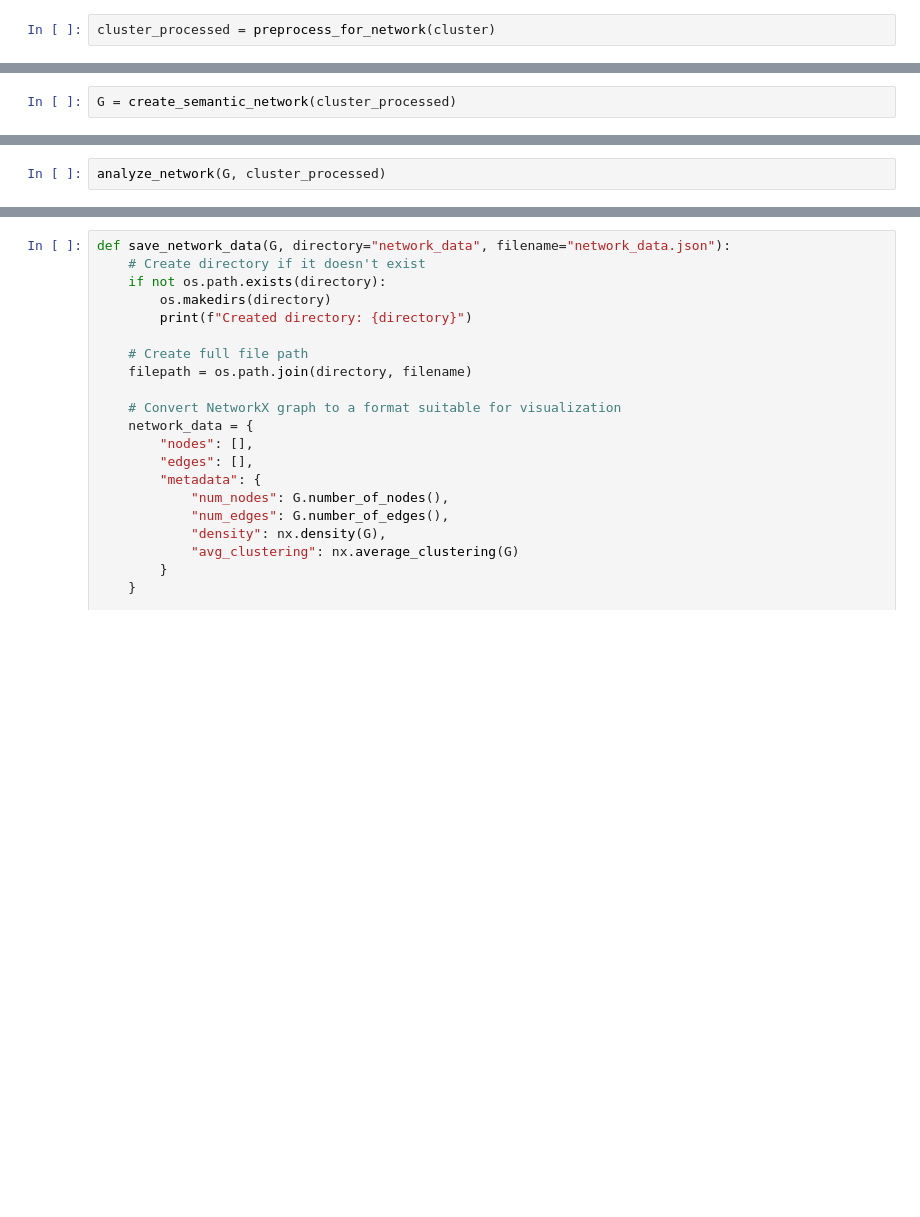
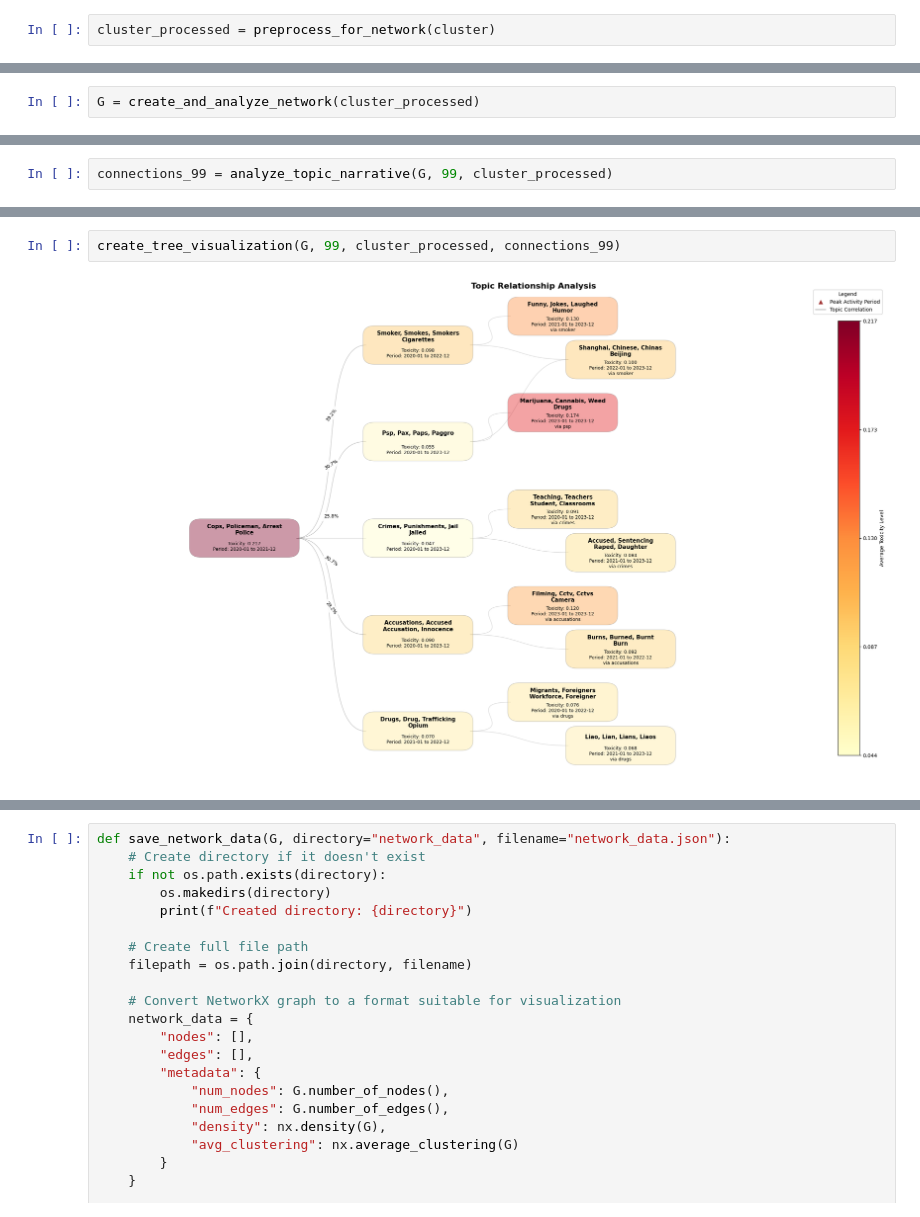
Before and after one commit to yangshutingg/dsa4264, a Jupyter notebook: src/topic models/topic_network.ipynb, the cells around one changed output, grey strips where cells are left out. Drawn from its saved outputs; the diff is of its cells as text; blank space fills up the shorter version.

```diff
--- a/src/topic models/topic_network.ipynb
+++ b/src/topic models/topic_network.ipynb
@@ -131,3 +301,3 @@ def create_semantic_network(cluster_df, min_similarity=0.2):
 # %%
-G = create_semantic_network(cluster_processed)
+G = create_and_analyze_network(cluster_processed)
 # %% [output]
@@ -315,3 +567,3 @@ def analyze_network(G, cluster_df):
 # %%
-analyze_network(G, cluster_processed)
+connections_99 = analyze_topic_narrative(G, 99, cluster_processed)
 # %% [output]
@@ -334,0 +862,4 @@ Maximum degree: 101
+# %%
+create_tree_visualization(G, 99, cluster_processed, connections_99)
+# %% [output]
+[figure, added]
```
Also changed, not shown: parts of 22 cells of this notebook.
